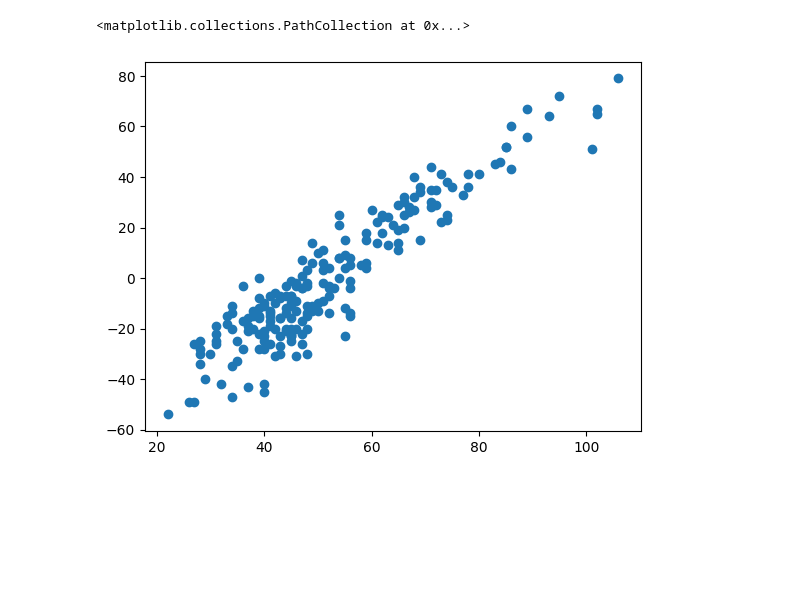
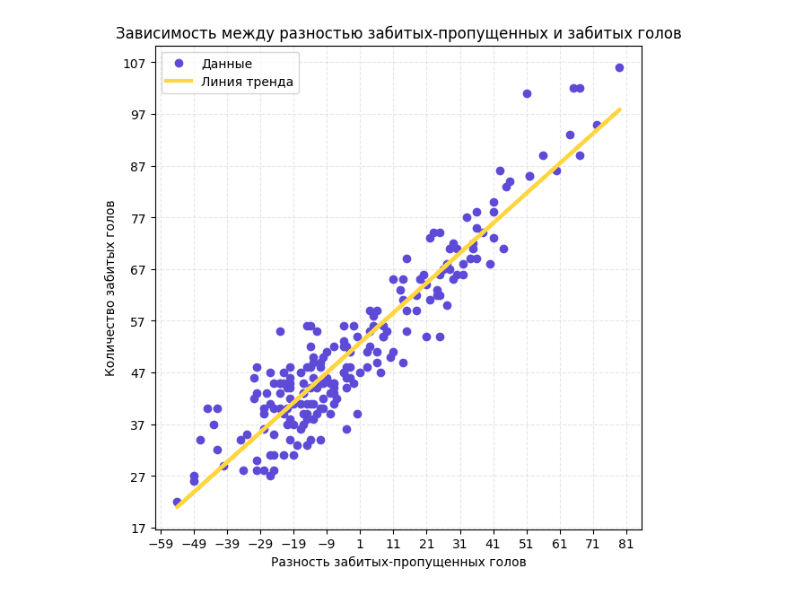
Before and after one commit to staffeev/BigData_yndx, a Jupyter notebook: 07.1/main4.ipynb, the cells around one changed output. Saved outputs shown, nothing was run; the diff lists cells and outputs as text; code cells hidden in the pictures; blank space fills up the shorter version.

```diff
--- a/07.1/main4.ipynb
+++ b/07.1/main4.ipynb
@@ -4,2 +5,4 @@ from matplotlib import pyplot as plt
 # %%
 df = pd.read_csv("eplleaguetables.csv")
+X, Y = df["GoalDiff"], df["GoalsScored"]
+X2 = df["GoalsConceded"]
@@ -27,5 +9,19 @@ plt.scatter(df["GoalDiff"], df["GoalsScored"])
-# %%
-plt.scatter(df["GoalsScored"], df["GoalDiff"])
-# %% [output]
-<matplotlib.collections.PathCollection at 0x...>
-[figure, removed]
+# %%
+plt.figure(figsize=(7, 7))
+ax = plt.subplot(111)
+
+z = np.polyfit(X, Y, 1)
+p = np.poly1d(z)
+ax.set_ylabel("Количество забитых голов")
+ax.set_xlabel("Разность забитых-пропущенных голов")
+ax.set_title("Зависимость между разностью забитых-пропущенных и забитых голов")
+ax.scatter(X, Y, color="#5D4BD8", label="Данные")
+ax.plot(X, p(X), color="#FFD640", linewidth=3, label="Линия тренда")
+ax.grid(linestyle="--", alpha=0.3)
+ax.set_axisbelow(True)
+ax.set_xticks(range(X.min() - 5, X.max() + 5, 10))
+ax.set_yticks(range(Y.min() - 5, Y.max() + 5, 10))
+plt.legend()
+plt.show()
+# %% [output]
+[figure, added]
```
Also changed, not shown: parts of 7 cells of this notebook.
